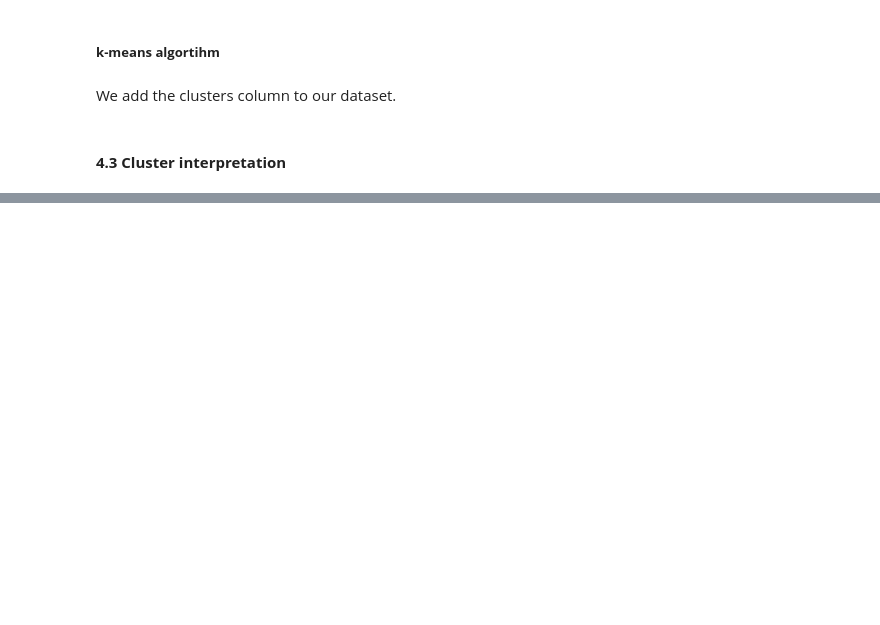
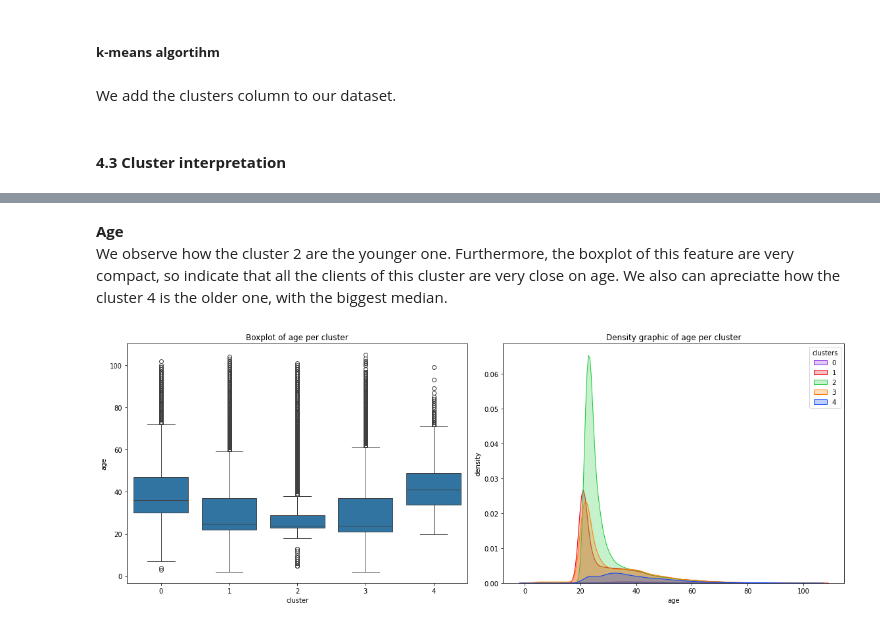
Before and after one commit to VictorSinNav/Easymoney-Data-Science-Solutions, a Jupyter notebook: Customer Segmentation.ipynb, the cells around one changed output, grey strips where cells are left out. Cells and saved outputs as stored; diff of their text form; code cells hidden in the pictures; blank space fills up the shorter version.

```diff
--- a/Customer Segmentation.ipynb
+++ b/Customer Segmentation.ipynb
@@ -410,0 +476,21 @@ We can see how and which features are more relevant to the clusters selection.
+# %% [markdown]
+**Age**
+We observe how the cluster 2 are the younger one. Furthermore, the boxplot of this feature are very compact, so indicate that all the clients of this cluster are very close on age. We also can apreciatte how the cluster 4 is the older one, with the biggest median.
+# %%
+fig, axs = plt.subplots(1,2, figsize=(16,6))
+
+sns.boxplot(x='cluster', y='age', data=df_last_partition, ax = axs[0])
+axs[0].set_title('Boxplot of age per cluster')
+axs[0].set_xlabel('cluster')
+axs[0].set_ylabel('age')
+
+sns.kdeplot(data=df_last_partition, x='age', hue='cluster', palette='bright', fill = True, ax = axs[1])
+axs[1].set_title(f'Density graphic of age per cluster')
+axs[1].set_xlabel('age')
+axs[1].set_ylabel('density')
+axs[1].legend(title='clusters', labels=['0','1','2','3','4'])
+
+plt.tight_layout()
+plt.show()
+# %% [output]
+[figure, added]
```
Also changed, not shown: parts of 24 cells of this notebook.
